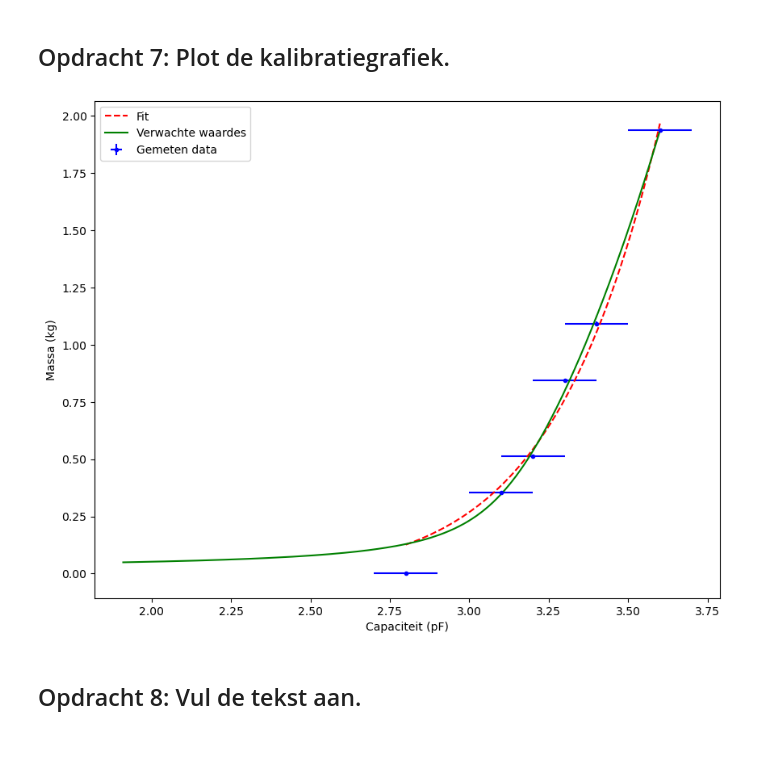
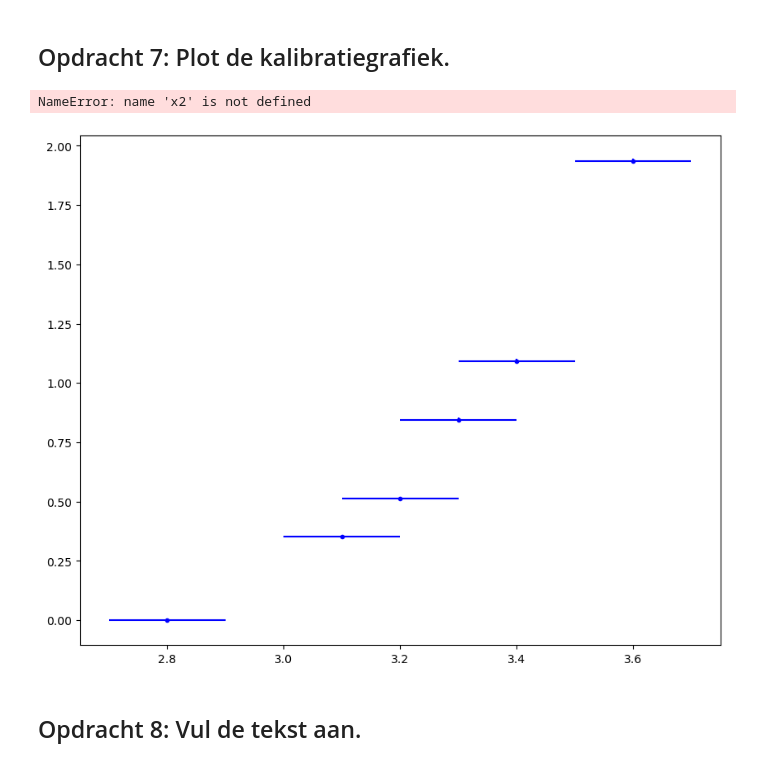
Before and after one commit to faical2354/opdrachten-DEF-D, a Jupyter notebook: FysiekeOntwerpopdrachten/2OntwerpEenSensorCondensator/DEFOntwerpopdracht2OntwerpEenSensorInvulTemplate.ipynb, the cells around one changed output. Drawn from its saved outputs; the diff is of its cells as text; code cells hidden in the pictures.

```diff
--- a/FysiekeOntwerpopdrachten/2OntwerpEenSensorCondensator/DEFOntwerpopdracht2OntwerpEenSensorInvulTemplate.ipynb
+++ b/FysiekeOntwerpopdrachten/2OntwerpEenSensorCondensator/DEFOntwerpopdracht2OntwerpEenSensorInvulTemplate.ipynb
@@ -122,43 +129,36 @@ plt.show()
 ## Opdracht 7: Plot de kalibratiegrafiek.
 # %%
 # Plot hier je gemeten kalibratiegrafiek en plot in dezelfde figuur ook je verwachte ontwerpgrafiek.
-massa = np.array([0, 0.3527, 0.5116, 0.8446, 1.0923, 1.9369])
-Farad = np.array([2.8, 3.1, 3.2, 3.3, 3.4, 3.6])
-
 def fitfunc(x, a, b, c):
     return a/(x**b)
 
 def condensator_extra_laag(m, a, b, c):
     D_0 = 0.04 #onbelaste dikte
     d1 = 0.001
     g = 9.81
     eps0 = 8.854e-12
     eps1 = 1.3 #schuim
     eps2 = 2.5
     A1 = 0.10 * 0.10 #oppervlakte plaat
     F = m * g
     #formule variabele veerconstante (parabool benadering)
     k = a*(F - b)**2 + c
     d2 = D_0 - (F/k)
     C = eps0*((eps1*(d1/(d2+d1)) + eps2*(d2/(d2+d1)))) * A1 / (d1+d2 )
     return C * 1e12
 
-popt, pcov = curve_fit(fitfunc, Farad, massa, maxfev=200000)
-popt2, pcov2 = curve_fit(condensator_extra_laag, massa, Farad, maxfev=200000)
-
-x2 = np.linspace(np.min(Farad), np.max(Farad), 1000)
-x3 = np.linspace(min(massa[1:])*0.14, max(massa), 1000)
 
 plt.figure(figsize=(10,8))
 plt.errorbar(Farad, massa, yerr= 0.008, xerr=0.1, fmt='b.', label='Gemeten data')
 plt.plot(x2, fitfunc(x2, *popt), 'r--',label='Fit')
 plt.plot(condensator_extra_laag(x3, *popt2), x3, 'g-', label='Verwachte waardes')
 plt.ylabel('Massa (kg)')
 plt.xlabel('Capaciteit (pF)')
 plt.legend()
 plt.show()
 # %% [output]
+NameError: name 'x2' is not defined
-[figure, old version]
+[figure, new version]
 # %% [markdown]
 ## Opdracht 8: Vul de tekst aan.
 # %% [markdown]
```
Also changed, not shown: parts of 4 cells of this notebook.
